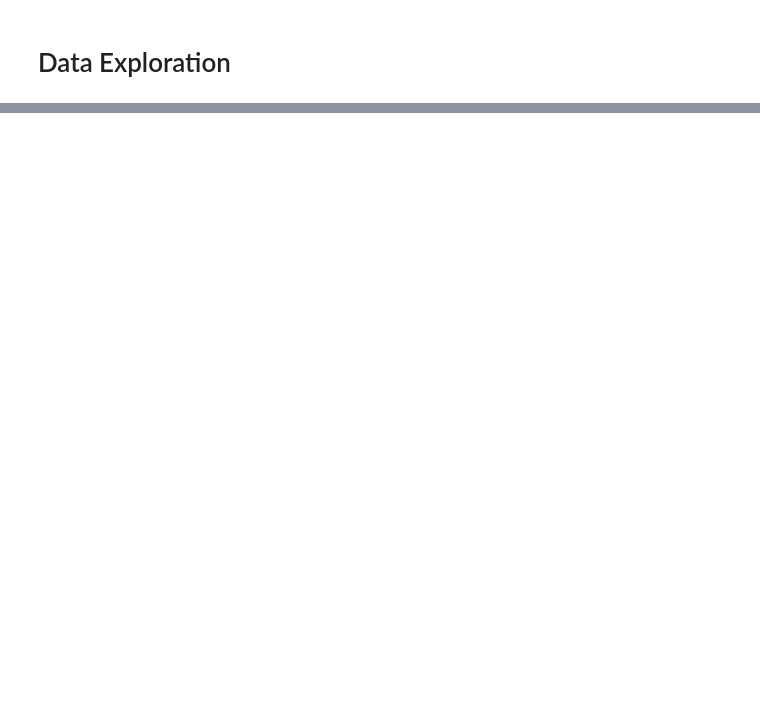
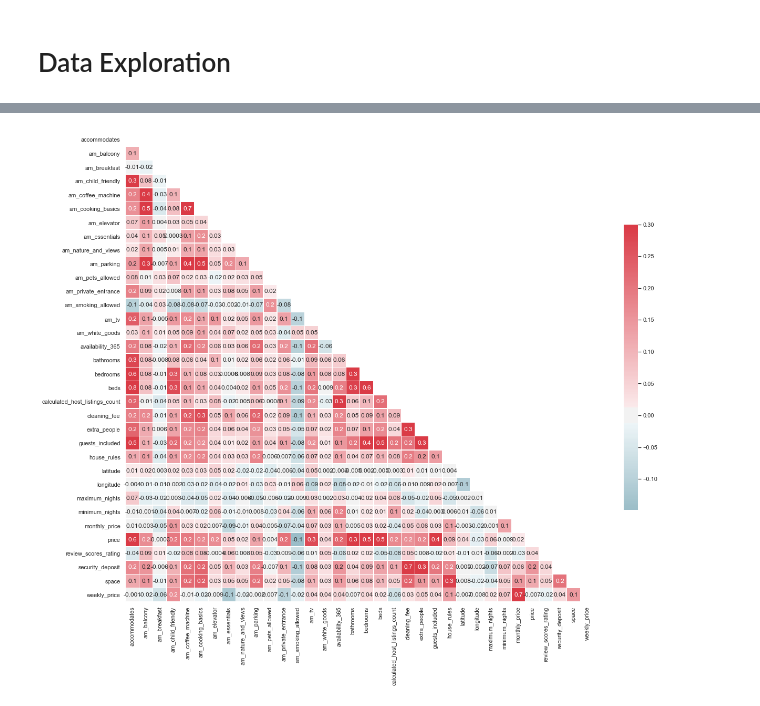
Before and after one commit to Rurbinasal/AIRBNB-Berlin-Listing-Price-Indicator, a Jupyter notebook: 2_Airbnb_EDA.ipynb, the cells around one changed output, grey strips where cells are left out. Saved outputs shown, nothing was run; the diff lists cells and outputs as text; code cells hidden in the pictures; blank space fills up the shorter version.

```diff
--- a/2_Airbnb_EDA.ipynb
+++ b/2_Airbnb_EDA.ipynb
@@ -19,4 +29,9 @@ data = pd.read_pickle("saves/data_clean.pkl")
 #data.set_index('id', inplace=True)
 # %% [markdown]
 # Data Exploration
+# %%
+# Separate/create variables for numerical and categorical features
+num_features = list(data.columns[data.dtypes!=object])
+cat_features = list(data.columns[data.dtypes==object])
+#data_cont = data[num_features]
 # %%
@@ -32,0 +53,16 @@ data.shape
+# %%
+# Plot correlation heatmap for numerical features
+#Generate a mask for the upper triangle
+mask = np.triu(np.ones_like(data[num_features].corr(), dtype=np.bool))
+
+#Set up the matplotlib figure
+f, ax = plt.subplots(figsize=(20, 20))
+
+#Generate a custom diverging colormap
+cmap = sns.diverging_palette(220, 10, as_cmap=True)
+
+#Draw the heatmap with the mask and correct aspect ratio
+sns.heatmap(data[num_features].corr(), mask=mask, cmap=cmap, vmax=.3, center=0,
+            square=True, linewidths=.5, cbar_kws={"shrink": .5}, annot=True, fmt=".1g");
+# %% [output]
+[figure, added]
```
Also changed, not shown: parts of 13 cells of this notebook, 3 other files.
